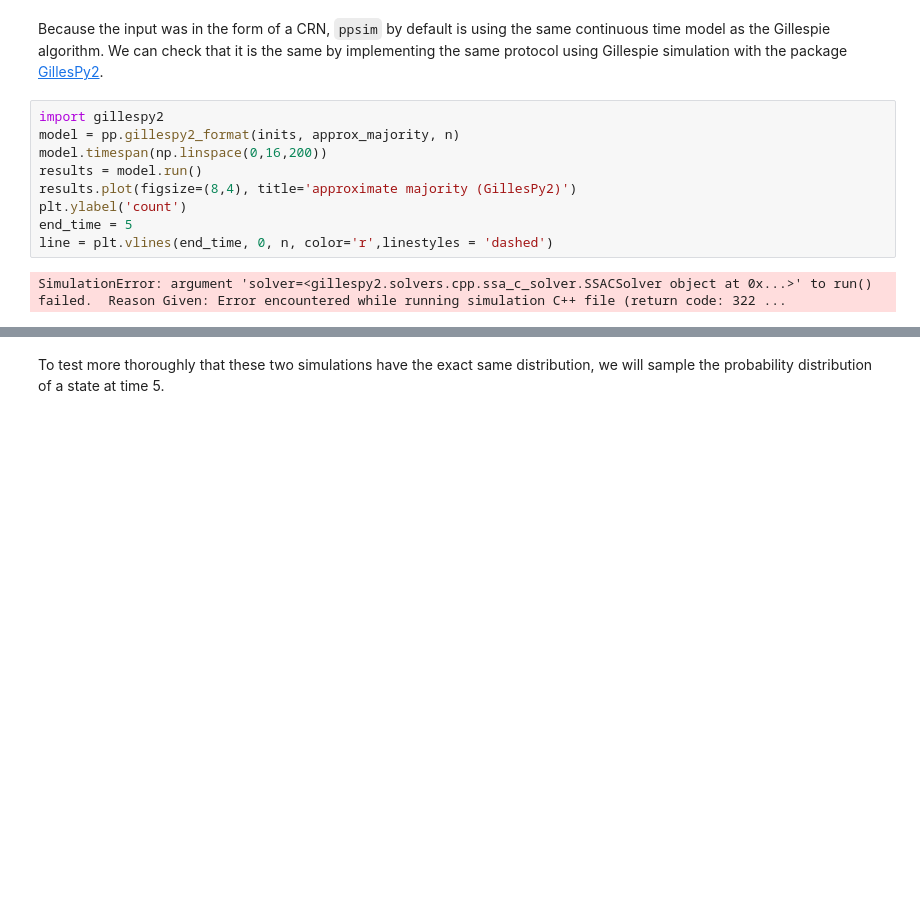
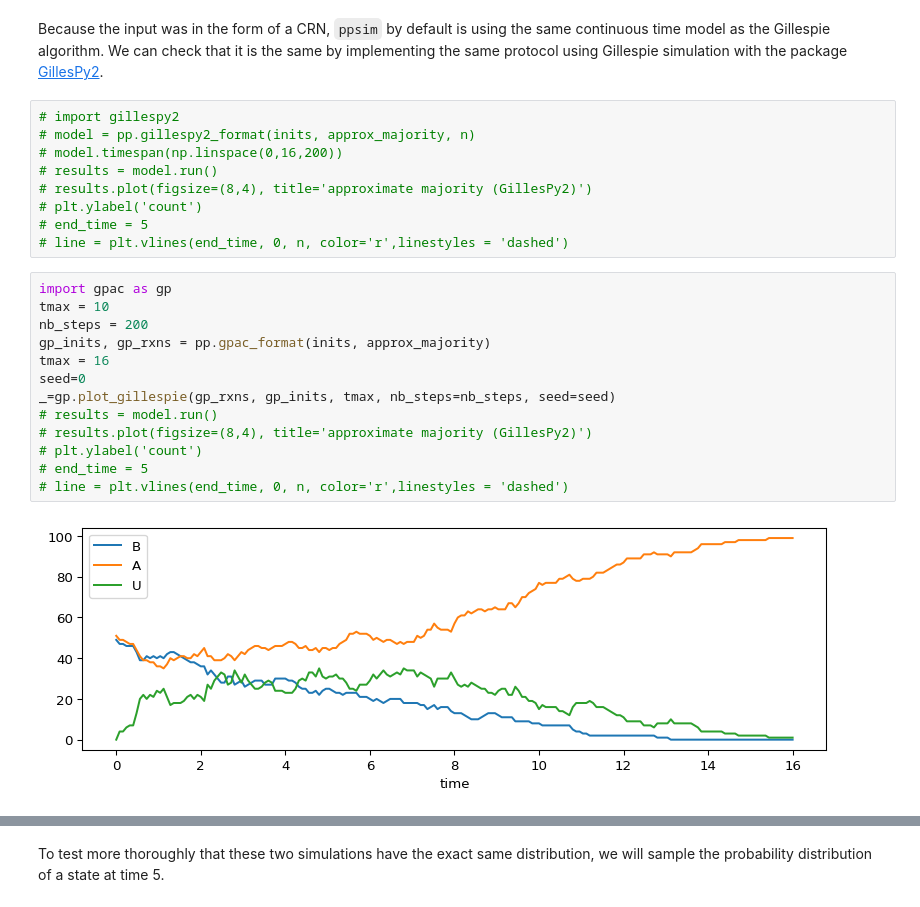
Before and after one commit to UC-Davis-molecular-computing/ppsim-rust, a Jupyter notebook: examples/crn.ipynb, the cells around one changed output, grey strips where cells are left out. Cells and saved outputs as stored; diff of their text form; blank space fills up the shorter version.

```diff
--- a/examples/crn.ipynb
+++ b/examples/crn.ipynb
@@ -42,13 +42,26 @@ plt.show()
 # %% [markdown]
 Because the input was in the form of a CRN, `ppsim` by default is using the same continuous time model as the Gillespie algorithm. We can check that it is the same by implementing the same protocol using Gillespie simulation with the package [GillesPy2](https://github.com/StochSS/GillesPy2).
 # %%
-import gillespy2
-model = pp.gillespy2_format(inits, approx_majority, n)
-model.timespan(np.linspace(0,16,200))
-results = model.run()
-results.plot(figsize=(8,4), title='approximate majority (GillesPy2)')
-plt.ylabel('count')
-end_time = 5
-line = plt.vlines(end_time, 0, n, color='r',linestyles = 'dashed')
+# import gillespy2
+# model = pp.gillespy2_format(inits, approx_majority, n)
+# model.timespan(np.linspace(0,16,200))
+# results = model.run()
+# results.plot(figsize=(8,4), title='approximate majority (GillesPy2)')
+# plt.ylabel('count')
+# end_time = 5
+# line = plt.vlines(end_time, 0, n, color='r',linestyles = 'dashed')
-# %% [output]
-SimulationError: argument 'solver=<gillespy2.solvers.cpp.ssa_c_solver.SSACSolver object at 0x...>' to run() failed.  Reason Given: Error encountered while running simulation C++ file (return code: 322 ...
+# %%
+import gpac as gp
+tmax = 10
+nb_steps = 200
+gp_inits, gp_rxns = pp.gpac_format(inits, approx_majority)
+tmax = 16
+seed=0
+_=gp.plot_gillespie(gp_rxns, gp_inits, tmax, nb_steps=nb_steps, seed=seed)
+# results = model.run()
+# results.plot(figsize=(8,4), title='approximate majority (GillesPy2)')
+# plt.ylabel('count')
+# end_time = 5
+# line = plt.vlines(end_time, 0, n, color='r',linestyles = 'dashed')
+# %% [output]
+[figure, added]
```
Also changed, not shown: parts of 2 cells of this notebook, 3 other files.
